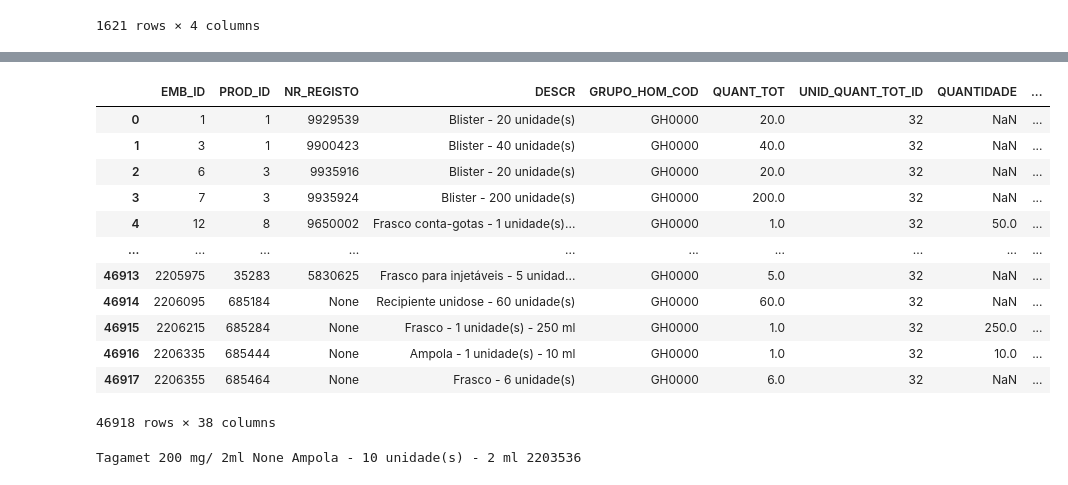
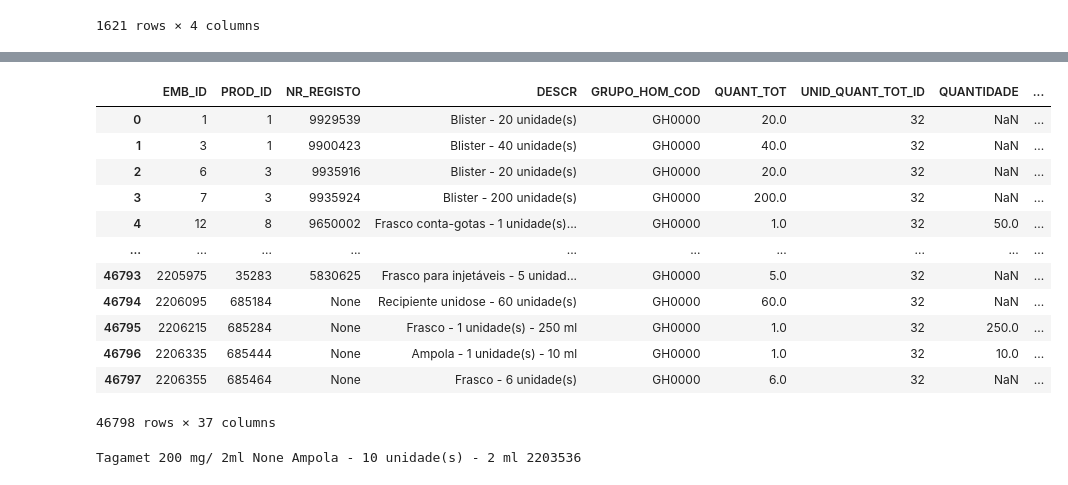
Before and after one commit to joofio/portuguese-medication-idmp-fhir, a Jupyter notebook: parsing/R5/infarmed-csv-fhir-idmp r5 - full.ipynb, the cells around one changed output, grey strips where cells are left out. Saved outputs shown, nothing was run; the diff lists cells and outputs as text; code cells hidden in the pictures.

```diff
--- a/parsing/R5/infarmed-csv-fhir-idmp r5 - full.ipynb
+++ b/parsing/R5/infarmed-csv-fhir-idmp r5 - full.ipynb
@@ -86,42 +121,40 @@ dcipt_ids=[str(d) for d in dcipt_ids]
 # %%
 package_medicinal_product_sql="""
                select e.*,m.Dosagem,m.Nome,m.ind_Generico,ff.descr AS form_farm_descr,ff.Forma_Farm_ID,te.DESCR as tipo_emb_descr,
-                tp.DESCR as Tipo_Prod_descr, gh.Descr as Grupo_Hom_descr, ea.Descr as Estado_AIM_Descr, rcdp.Descr as Class_Disp_descr,
+                tp.DESCR as Tipo_Prod_descr, gh.Descr as Grupo_Hom_descr, ea.Descr as Estado_AIM_Descr,
                 ta.Descr as Titular_AIM_descr,
                 dci.descr AS DCIPT_descr, dci.DCIPT_ID
-               from (((((((((
+               from (((((((
                    Embalagem as e
 
                 INNER join produto as m on m.prod_id=e.prod_ID)
                 left join ref_Tipo_emb as te on te.Tipo_emb_ID=e.Tipo_emb_ID )
                 left join ref_Tipo_produto as tp on tp.Tipo_Produto_ID=m.Tipo_Produto_ID)
                 left join ref_Forma_Farm as ff on ff.Forma_Farm_ID=m.Forma_Farm_ID)
                 left join ref_Grupo_Hom as gh on gh.Grupo_Hom_cod=e.Grupo_Hom_cod)
                 left join ref_Estado_AIM as ea on ea.Estado_AIM_ID=m.Estado_AIM_ID)
-                left join lnk_prod_CLASS_DISP as cd on cd.prod_id=m.prod_id)
-                left join ref_CLASS_DISPENSA_PROD as rcdp on rcdp.class_disp_prod_id=cd.class_disp_prod_id)
                 left join ref_Titular_AIM as ta on ta.Titular_AIM_ID=m.Titular_AIM_ID)
                 left join ref_DCIPT as dci on dci.DCIPT_ID=m.DCIPT_ID
                 where ea.Estado_AIM_ID=1  and dci.DCIPT_ID in ({})""".format(",".join(dcipt_ids))
 
 package_medicinal_product = pd.read_sql(package_medicinal_product_sql,cnxn)
 #package_medicinal_product.to_csv("test_package.csv")
 #from this, go downwards
 package_medicinal_product
 # %% [output]
 |  | EMB_ID | PROD_ID | NR_REGISTO | DESCR | GRUPO_HOM_COD | QUANT_TOT | UNID_QUANT_TOT_ID | QUANTIDADE | ... |
 | 0 | 1 | 1 | 9929539 | Blister - 20 unidade(s) | GH0000 | 20.0 | 32 | NaN | ... |
 | 1 | 3 | 1 | 9900423 | Blister - 40 unidade(s) | GH0000 | 40.0 | 32 | NaN | ... |
 | 2 | 6 | 3 | 9935916 | Blister - 20 unidade(s) | GH0000 | 20.0 | 32 | NaN | ... |
 | 3 | 7 | 3 | 9935924 | Blister - 200 unidade(s) | GH0000 | 200.0 | 32 | NaN | ... |
 | 4 | 12 | 8 | 9650002 | Frasco conta-gotas - 1 unidade(s)... | GH0000 | 1.0 | 32 | 50.0 | ... |
 | ... | ... | ... | ... | ... | ... | ... | ... | ... | ... |
-| 46913 | 2205975 | 35283 | 5830625 | Frasco para injetáveis - 5 unidad... | GH0000 | 5.0 | 32 | NaN | ... |
-| 46914 | 2206095 | 685184 | None | Recipiente unidose - 60 unidade(s) | GH0000 | 60.0 | 32 | NaN | ... |
-| 46915 | 2206215 | 685284 | None | Frasco - 1 unidade(s) - 250 ml | GH0000 | 1.0 | 32 | 250.0 | ... |
-| 46916 | 2206335 | 685444 | None | Ampola - 1 unidade(s) - 10 ml | GH0000 | 1.0 | 32 | 10.0 | ... |
-| 46917 | 2206355 | 685464 | None | Frasco - 6 unidade(s) | GH0000 | 6.0 | 32 | NaN | ... |
+| 46793 | 2205975 | 35283 | 5830625 | Frasco para injetáveis - 5 unidad... | GH0000 | 5.0 | 32 | NaN | ... |
+| 46794 | 2206095 | 685184 | None | Recipiente unidose - 60 unidade(s) | GH0000 | 60.0 | 32 | NaN | ... |
+| 46795 | 2206215 | 685284 | None | Frasco - 1 unidade(s) - 250 ml | GH0000 | 1.0 | 32 | 250.0 | ... |
+| 46796 | 2206335 | 685444 | None | Ampola - 1 unidade(s) - 10 ml | GH0000 | 1.0 | 32 | 10.0 | ... |
+| 46797 | 2206355 | 685464 | None | Frasco - 6 unidade(s) | GH0000 | 6.0 | 32 | NaN | ... |
-46918 rows × 38 columns
+46798 rows × 37 columns
 # %%
 #get-columns-name
 columns_sql="""SELECT * FROM Embalagem limit 5"""
```
Also changed, not shown: parts of 24 cells of this notebook, 11 other files.
